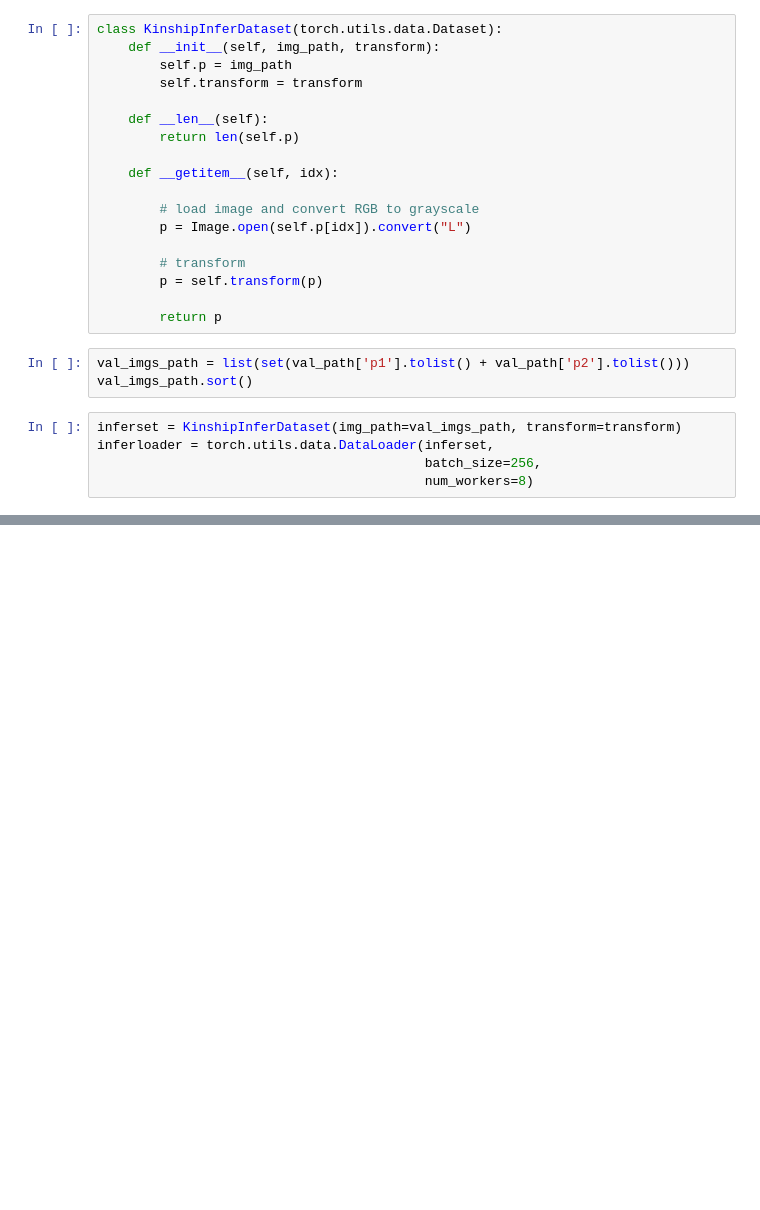
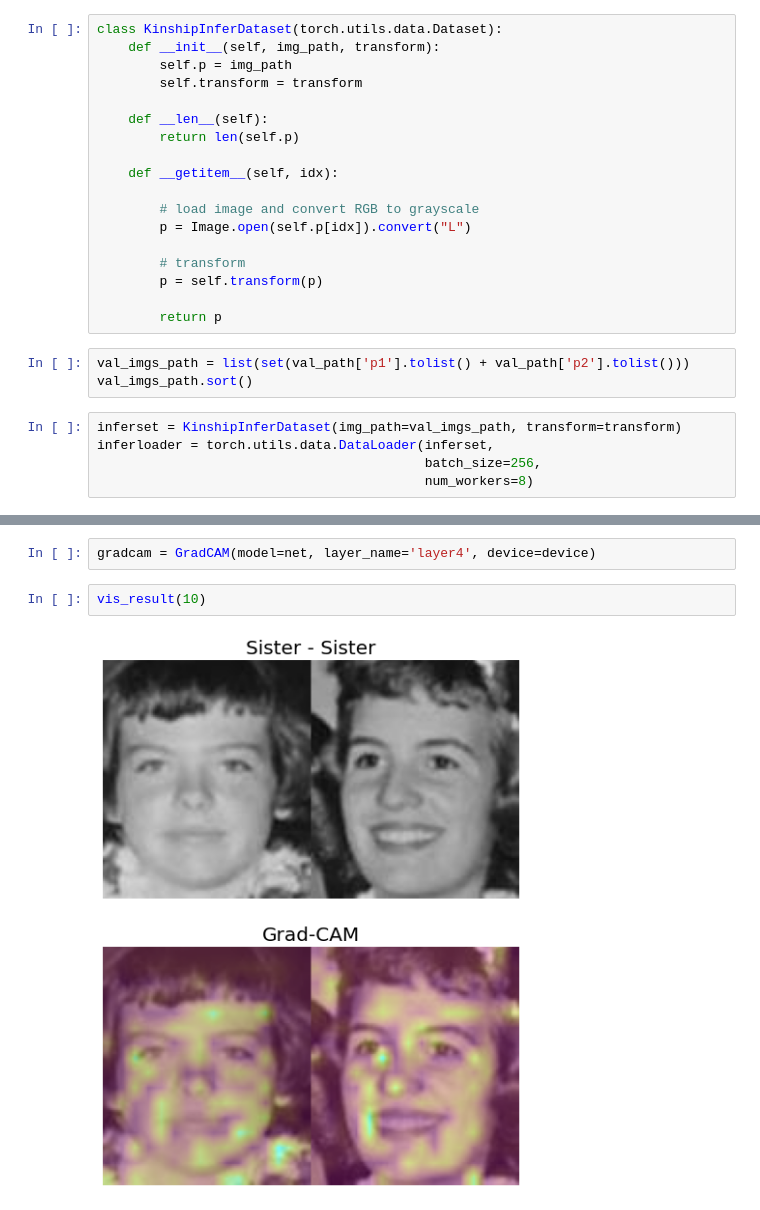
Before and after one commit to TooTouch/KU-ComputerVision, a Jupyter notebook: Project/Kinship Verification.ipynb, the cells around one changed output, grey strips where cells are left out. Drawn from its saved outputs; the diff is of its cells as text; blank space fills up the shorter version.

```diff
--- a/Project/Kinship Verification.ipynb
+++ b/Project/Kinship Verification.ipynb
@@ -495,0 +728,6 @@ fam_list = pd.Series(fam_list).value_counts().sort_index()
+# %%
+gradcam = GradCAM(model=net, layer_name='layer4', device=device)
+# %%
+vis_result(10)
+# %% [output]
+[figure, added]
```
Also changed, not shown: parts of 28 cells of this notebook.
